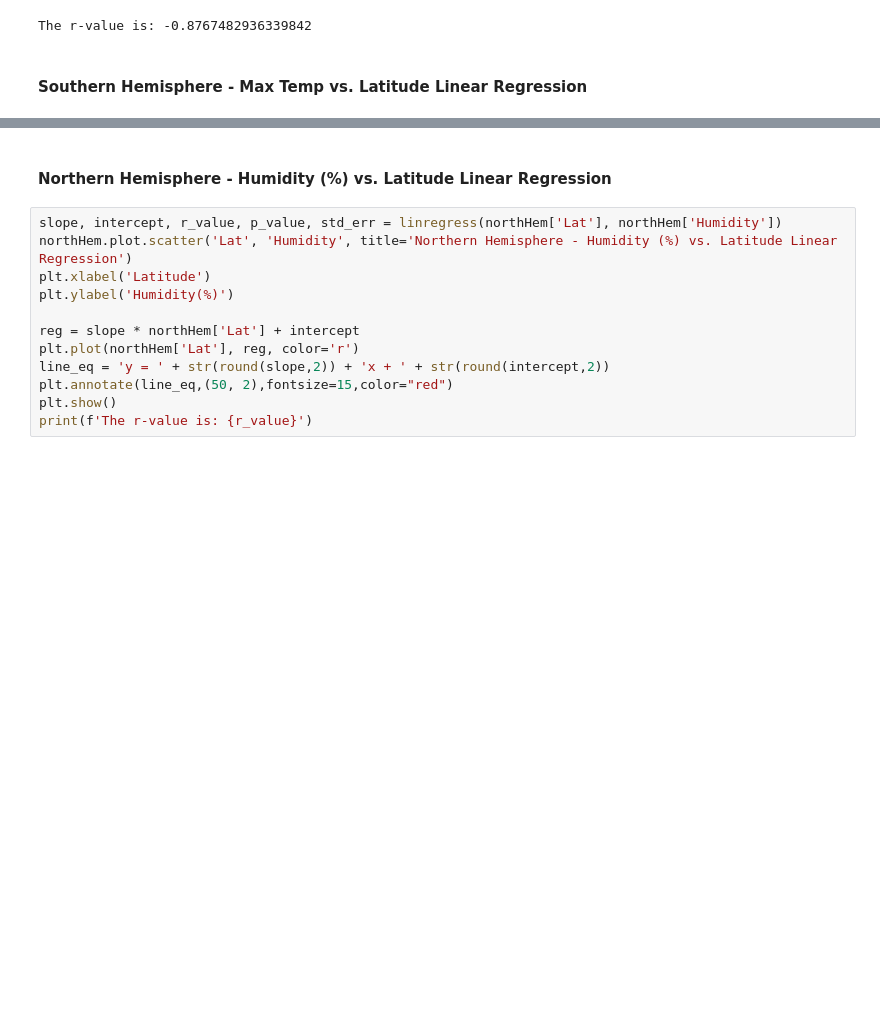
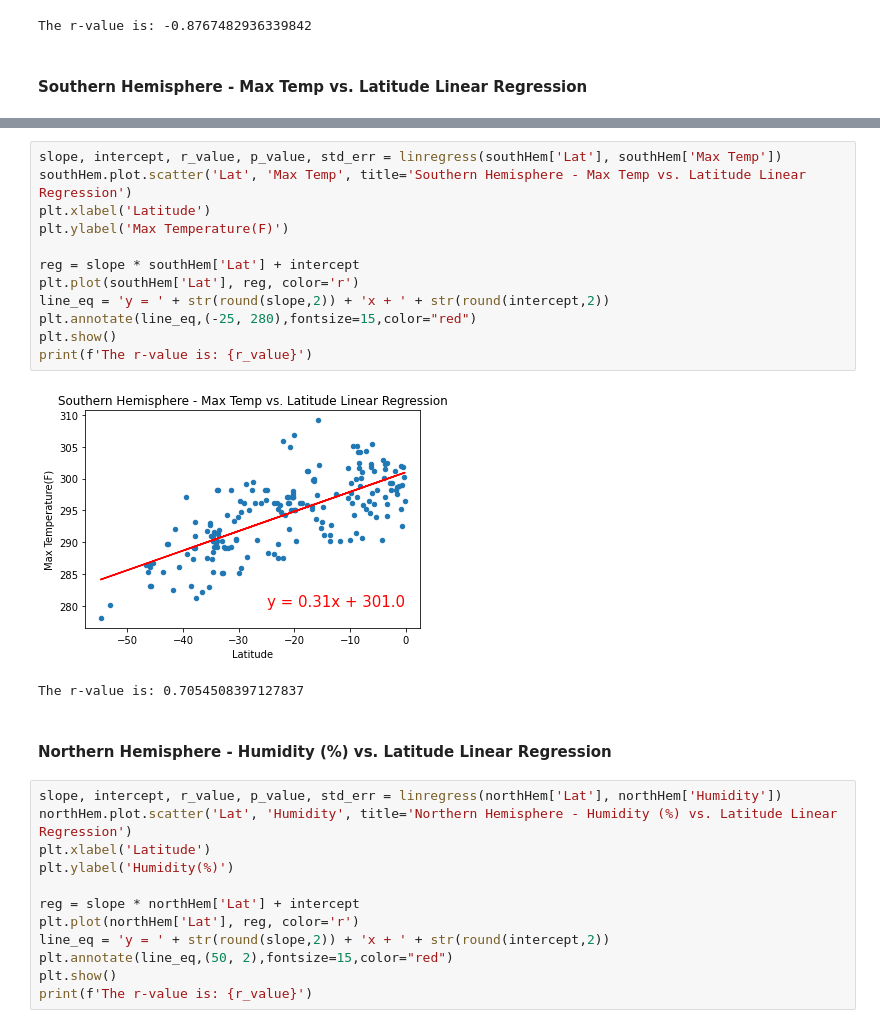
Before and after one commit to littleprincecurry/python-api-challenge, a Jupyter notebook: WeatherPy/WeatherPy.ipynb, the cells around one changed output, grey strips where cells are left out. Cells and saved outputs as stored; diff of their text form; blank space fills up the shorter version.

Commit message:
added regression plots for southhem

```diff
--- a/WeatherPy/WeatherPy.ipynb
+++ b/WeatherPy/WeatherPy.ipynb
@@ -315,3 +311,18 @@ The r-value is: 0.6082708688906918
+# %%
+slope, intercept, r_value, p_value, std_err = linregress(southHem['Lat'], southHem['Max Temp'])
+southHem.plot.scatter('Lat', 'Max Temp', title='Southern Hemisphere - Max Temp vs. Latitude Linear Regression')
+plt.xlabel('Latitude')
+plt.ylabel('Max Temperature(F)')
+
+reg = slope * southHem['Lat'] + intercept
+plt.plot(southHem['Lat'], reg, color='r')
+line_eq = 'y = ' + str(round(slope,2)) + 'x + ' + str(round(intercept,2))
+plt.annotate(line_eq,(-25, 280),fontsize=15,color="red")
+plt.show()
+print(f'The r-value is: {r_value}')
+# %% [output]
+[figure, added]
+The r-value is: 0.7054508397127837
 # %% [markdown]
 ####  Northern Hemisphere - Humidity (%) vs. Latitude Linear Regression
 # %%
```
Also changed, not shown: parts of 8 cells of this notebook.
